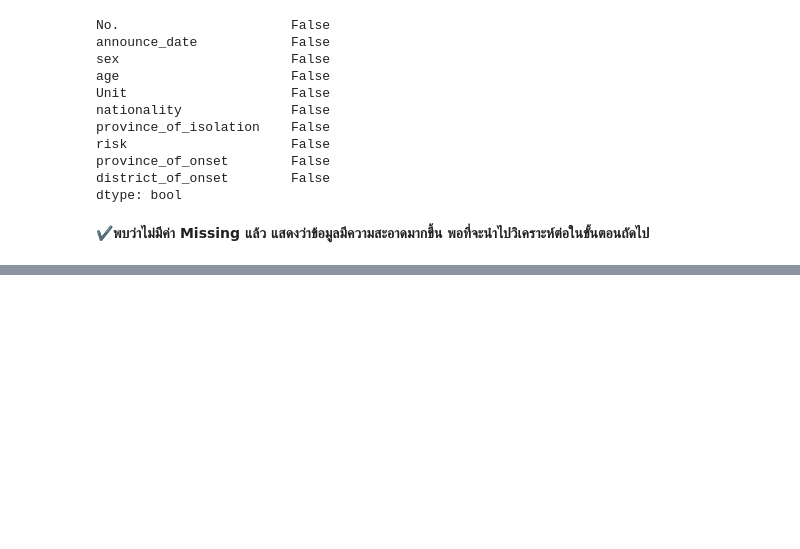
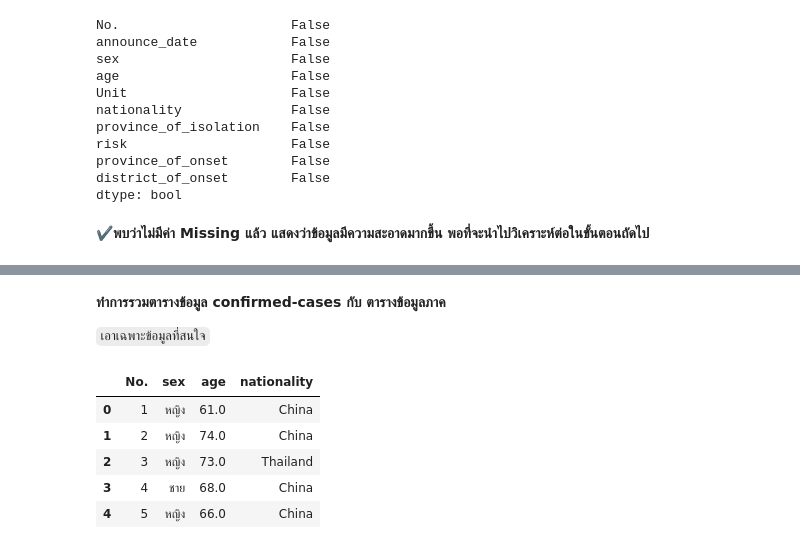
Before and after one commit to team0243/data_viz_2022, a Jupyter notebook: BasicPython&DataViz_midterm2022.ipynb, the cells around one changed output, grey strips where cells are left out. Drawn from its saved outputs; the diff is of its cells as text; code cells hidden in the pictures; blank space fills up the shorter version.

```diff
--- a/BasicPython&DataViz_midterm2022.ipynb
+++ b/BasicPython&DataViz_midterm2022.ipynb
@@ -307,0 +496,14 @@ dtype: bool
+# %% [markdown]
+**ทำการรวมตารางข้อมูล confirmed-cases กับ ตารางข้อมูลภาค**
+
+`เอาเฉพาะข้อมูลที่สนใจ`
+# %%
+Table1_data = data[['No.','sex','age','nationality']] #ตารางแรกเลือกเอาเฉพาะฟิวด์ No.','sex','age','nationality
+Table1_data.head() #ดูแถวด้านบน 5 แถวแรก
+# %% [output]
+|  | No. | sex | age | nationality |
+| 0 | 1 | หญิง | 61.0 | China |
+| 1 | 2 | หญิง | 74.0 | China |
+| 2 | 3 | หญิง | 73.0 | Thailand |
+| 3 | 4 | ชาย | 68.0 | China |
+| 4 | 5 | หญิง | 66.0 | China |
```
Also changed, not shown: parts of 16 cells of this notebook.
